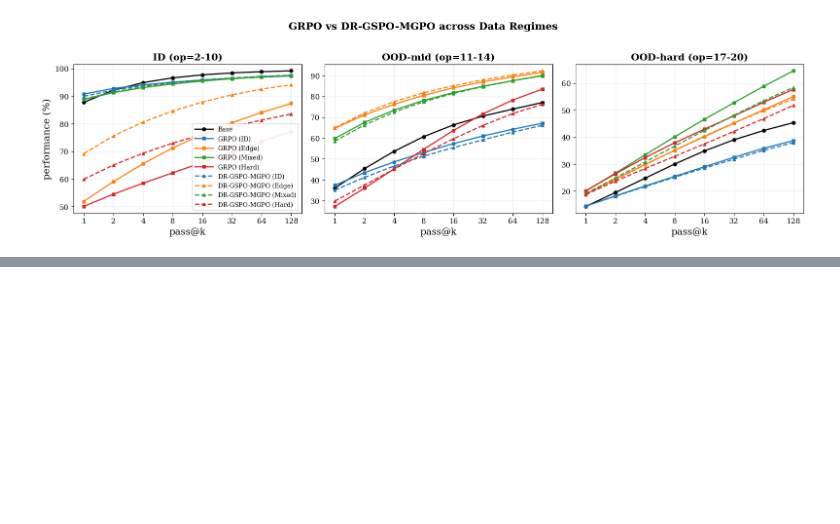
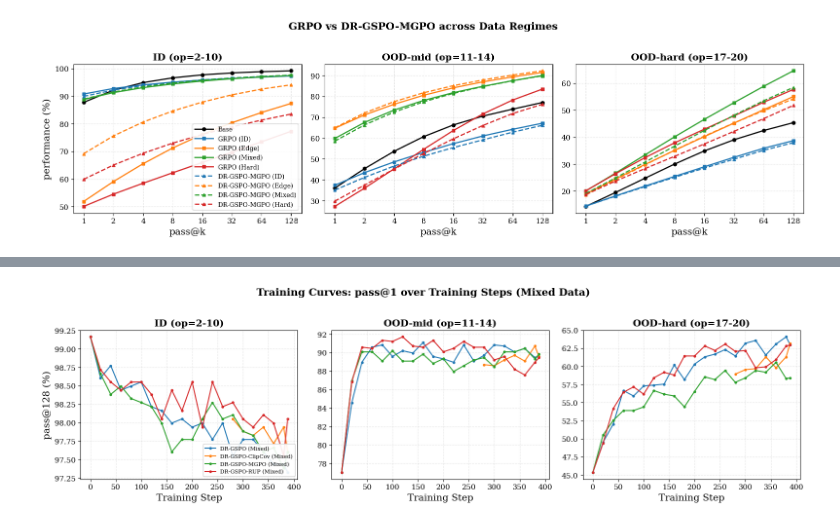
Before and after one commit to FanfeiLi/Interplay-LM-Reasoning, a Jupyter notebook: analyze/results.ipynb, the cells around one changed output, grey strips where cells are left out. Cells and saved outputs as stored; diff of their text form; code cells hidden in the pictures; blank space fills up the shorter version.

```diff
--- a/analyze/results.ipynb
+++ b/analyze/results.ipynb
@@ -444,0 +538,83 @@ Saved to /fast/pmayilvahanan/Interplay-LM-Reasoning/analyze/fig_grpo_vs_mgpo.png
+# %%
+# ── Plot 8: Training curves (pass@1 over training steps) ─────────────────────
+# Show how pass@1 evolves during training for different runs
+
+def plot_training_curves(
+    run_names: list[str],
+    k: int = 1,
+    title: str = "",
+    colors: dict[str, str] | None = None,
+    linestyles: dict[str, str] | None = None,
+    figsize: tuple = (16, 4.5),
+    save_path: str | None = None,
+    steps: list[int] | None = None,
+):
+    """Plot pass@k training curves across the three difficulty groups."""
+    group_names = list(DIFFICULTY_GROUPS.keys())
+
+    # Load training curves
+    df = get_training_curves(run_names, k=k, steps=steps)
+
+    fig, axes = plt.subplots(1, 3, figsize=figsize, sharey=False)
+
+    for ax_idx, group_name in enumerate(group_names):
+        ax = axes[ax_idx]
+        group_df = df[df["group"] == group_name]
+
+        for run_name in run_names:
+            run_df = group_df[group_df["run"] == run_name]
+            if run_df.empty:
+                continue
+
+            display_name = DISPLAY_NAMES.get(run_name, run_name)
+            color = colors.get(display_name) if colors else None
+            ls = (linestyles.get(display_name) if linestyles else None) or "-"
+
+            ax.plot(
+                run_df["step"], run_df["pass_at_k"],
+                marker="o", markersize=3, linewidth=1.5,
+                color=color, linestyle=ls,
+                label=display_name if ax_idx == 0 else None,
+            )
+
+        ax.set_title(group_name, fontweight="bold")
+        ax.set_xlabel("Training Step")
+        ax.grid(True, alpha=0.3, linestyle="--")
+
+    axes[0].set_ylabel(f"pass@{k} (%)")
+    axes[0].legend(loc="lower right", framealpha=0.9, fontsize=8)
+
+    if title:
+        fig.suptitle(title, fontweight="bold", fontsize=15, y=1.02)
+    fig.tight_layout()
+
+    if save_path:
+        fig.savefig(save_path, dpi=200, bbox_inches="tight")
+        print(f"Saved to {save_path}")
+
+    plt.show()
+    return fig
+
+# Training curves for DR-GSPO variants on Mixed data
+training_runs_mixed = [
+    "dr_gspo_mixed",
+    "dr_gspo_clip_cov_mixed",
+    "dr_gspo_mgpo_mixed",
+    "dr_gspo_rup_mixed",
+]
+
+training_colors = {
+    "DR-GSPO (Mixed)":          "#1f77b4",
+    "DR-GSPO-ClipCov (Mixed)":  "#ff7f0e",
+    "DR-GSPO-MGPO (Mixed)":     "#2ca02c",
+    "DR-GSPO-RUP (Mixed)":      "#d62728",
+}
+
+fig8 = plot_training_curves(
+    training_runs_mixed,
+    k=128,
+    title="Training Curves: pass@1 over Training Steps (Mixed Data)",
+    colors=training_colors,
+    save_path="/fast/pmayilvahanan/Interplay-LM-Reasoning/analyze/fig_training_curves_mixed.png",
+)
+# %% [output]
@@ -444,0 +622 @@ Saved to /fast/pmayilvahanan/Interplay-LM-Reasoning/analyze/fig_grpo_vs_mgpo.png
+[figure, added]
```
Also changed, not shown: parts of 10 cells of this notebook, 8 other files.
